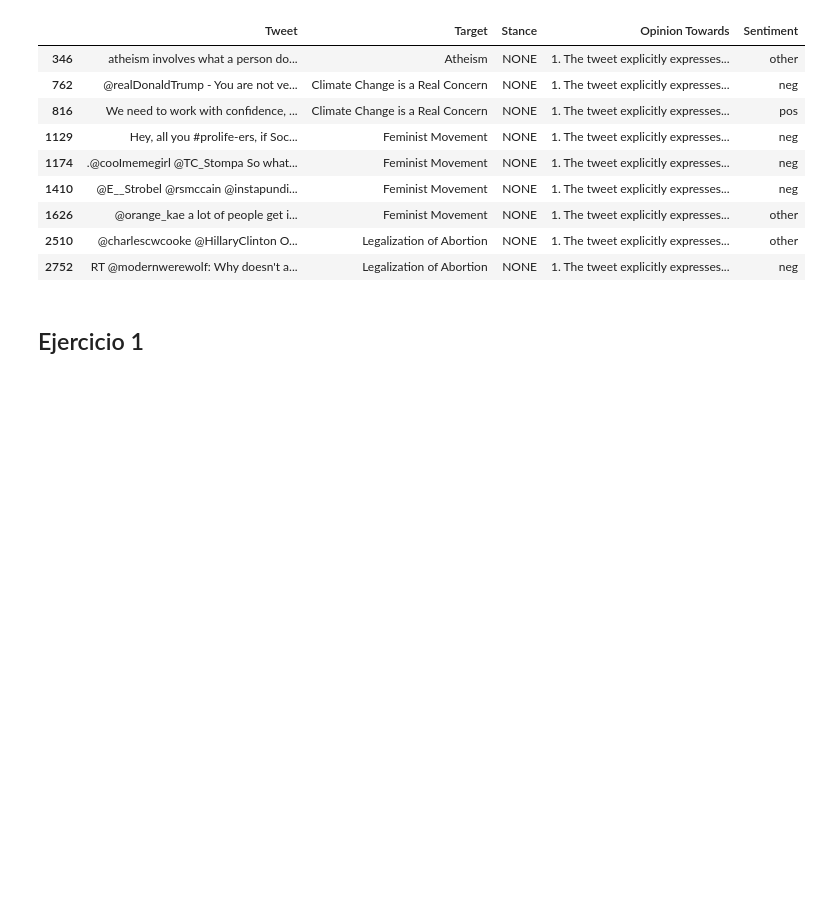
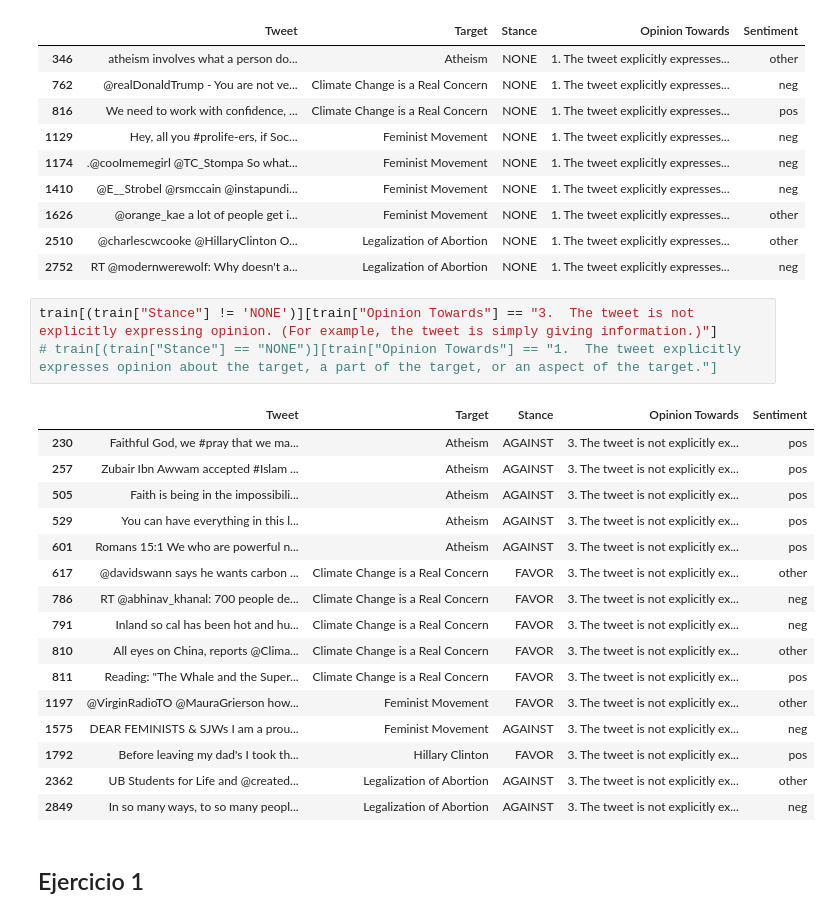
Before and after one commit to matiugrin/mentoria, a Jupyter notebook: 1 - Posicionamiento respecto a un tópico en twitter - Analisis y Visualización.ipynb, the cells around one changed output. Drawn from its saved outputs; the diff is of its cells as text; blank space fills up the shorter version.

```diff
--- a/1 - Posicionamiento respecto a un tópico en twitter - Analisis y Visualización.ipynb
+++ b/1 - Posicionamiento respecto a un tópico en twitter - Analisis y Visualización.ipynb
@@ -85,6 +95,26 @@ train[(train["Stance"] == "NONE")][train["Opinion Towards"] == "1.  The tweet ex
 | 1626 | @orange_kae a lot of people get i... | Feminist Movement | NONE | 1. The tweet explicitly expresses... | other |
 | 2510 | @charlescwcooke @HillaryClinton O... | Legalization of Abortion | NONE | 1. The tweet explicitly expresses... | other |
 | 2752 | RT @modernwerewolf: Why doesn't a... | Legalization of Abortion | NONE | 1. The tweet explicitly expresses... | neg |
+# %%
+train[(train["Stance"] != 'NONE')][train["Opinion Towards"] == "3.  The tweet is not explicitly expressing opinion. (For example, the tweet is simply giving information.)"]
+# train[(train["Stance"] == "NONE")][train["Opinion Towards"] == "1.  The tweet explicitly expresses opinion about the target, a part of the target, or an aspect of the target."]
+# %% [output]
+|  | Tweet | Target | Stance | Opinion Towards | Sentiment |
+| 230 | Faithful God, we #pray that we ma... | Atheism | AGAINST | 3. The tweet is not explicitly ex... | pos |
+| 257 | Zubair Ibn Awwam accepted #Islam ... | Atheism | AGAINST | 3. The tweet is not explicitly ex... | pos |
+| 505 | Faith is being in the impossibili... | Atheism | AGAINST | 3. The tweet is not explicitly ex... | pos |
+| 529 | You can have everything in this l... | Atheism | AGAINST | 3. The tweet is not explicitly ex... | pos |
+| 601 | Romans 15:1 We who are powerful n... | Atheism | AGAINST | 3. The tweet is not explicitly ex... | pos |
+| 617 | @davidswann says he wants carbon ... | Climate Change is a Real Concern | FAVOR | 3. The tweet is not explicitly ex... | other |
+| 786 | RT @abhinav_khanal: 700 people de... | Climate Change is a Real Concern | FAVOR | 3. The tweet is not explicitly ex... | neg |
+| 791 | Inland so cal has been hot and hu... | Climate Change is a Real Concern | FAVOR | 3. The tweet is not explicitly ex... | neg |
+| 810 | All eyes on China, reports @Clima... | Climate Change is a Real Concern | FAVOR | 3. The tweet is not explicitly ex... | other |
+| 811 | Reading: "The Whale and the Super... | Climate Change is a Real Concern | FAVOR | 3. The tweet is not explicitly ex... | pos |
+| 1197 | @VirginRadioTO @MauraGrierson how... | Feminist Movement | FAVOR | 3. The tweet is not explicitly ex... | other |
+| 1575 | DEAR FEMINISTS & SJWs I am a prou... | Feminist Movement | AGAINST | 3. The tweet is not explicitly ex... | neg |
+| 1792 | Before leaving my dad's I took th... | Hillary Clinton | FAVOR | 3. The tweet is not explicitly ex... | pos |
+| 2362 | UB Students for Life and @created... | Legalization of Abortion | AGAINST | 3. The tweet is not explicitly ex... | other |
+| 2849 | In so many ways, to so many peopl... | Legalization of Abortion | AGAINST | 3. The tweet is not explicitly ex... | neg |
 # %% [markdown]
 ## Ejercicio 1
 # %% [markdown]
```
Also changed, not shown: parts of 16 cells of this notebook.
